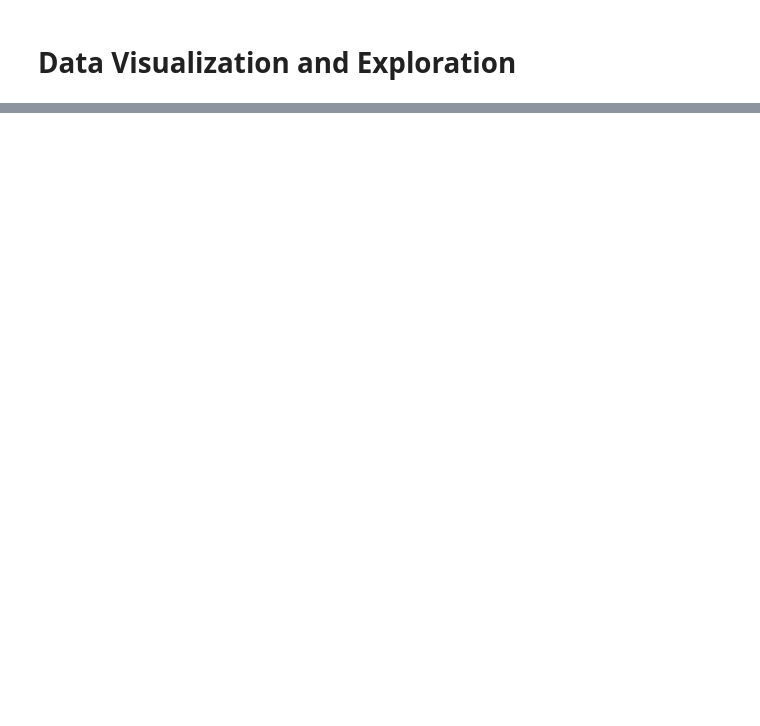
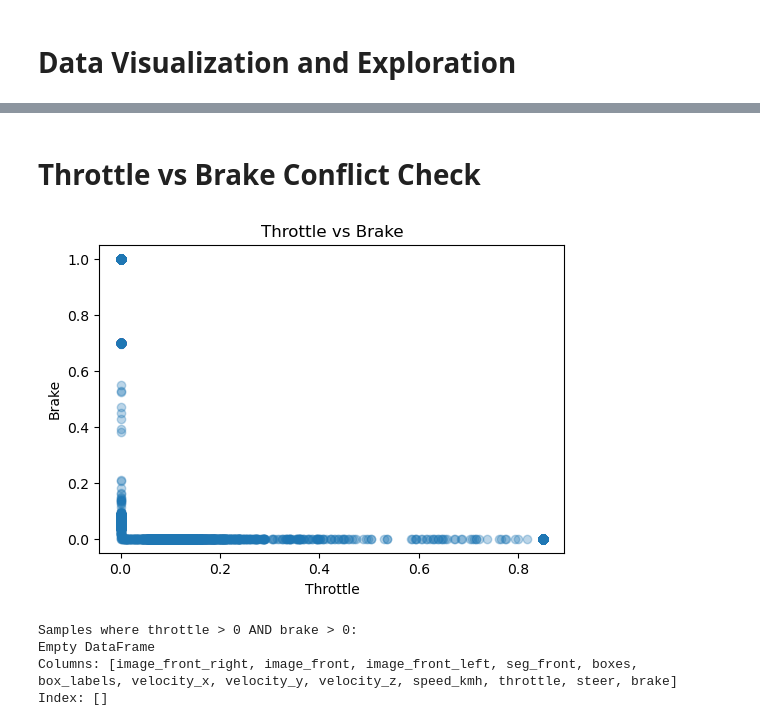
Before and after one commit to Nanditautekar/End-to-End-Deep-Learning-for-Autonomous-Driving, a Jupyter notebook: notebooks/eda_hfstream.ipynb, the cells around one changed output, grey strips where cells are left out. Cells and saved outputs as stored; diff of their text form; code cells hidden in the pictures; blank space fills up the shorter version.

```diff
--- a/notebooks/eda_hfstream.ipynb
+++ b/notebooks/eda_hfstream.ipynb
@@ -13,9 +12,4 @@ from itertools import islice
 # %%
-utils.disable_progress_bar()
+#Import data as pandas dataframe
 
-# Load dataset (streaming)
-dataset = load_dataset(
-    "immanuelpeter/carla-autopilot-images",
-    split="train",
-    streaming=True
-)
+df = pd.read_json(r'C:\Users\Nandita\Downloads\End-to-End-Deep-Learning-for-Autonomous-Driving\notebooks\dataset.json')
@@ -84,0 +135,18 @@ plt.show()
+# %% [markdown]
+# Throttle vs Brake Conflict Check
+# %%
+plt.figure(figsize=(6,4))
+plt.scatter(df["throttle"], df["brake"], alpha=0.3)
+plt.xlabel("Throttle")
+plt.ylabel("Brake")
+plt.title("Throttle vs Brake")
+plt.show()
+
+print("Samples where throttle > 0 AND brake > 0:")
+print(df[(df["throttle"] > 0.2) & (df["brake"] > 0)].head())
+# %% [output]
+[figure, added]
+Samples where throttle > 0 AND brake > 0:
+Empty DataFrame
+Columns: [image_front_right, image_front, image_front_left, seg_front, boxes, box_labels, velocity_x, velocity_y, velocity_z, speed_kmh, throttle, steer, brake]
+Index: []
```
Also changed, not shown: parts of 20 cells of this notebook, 8 other files.
